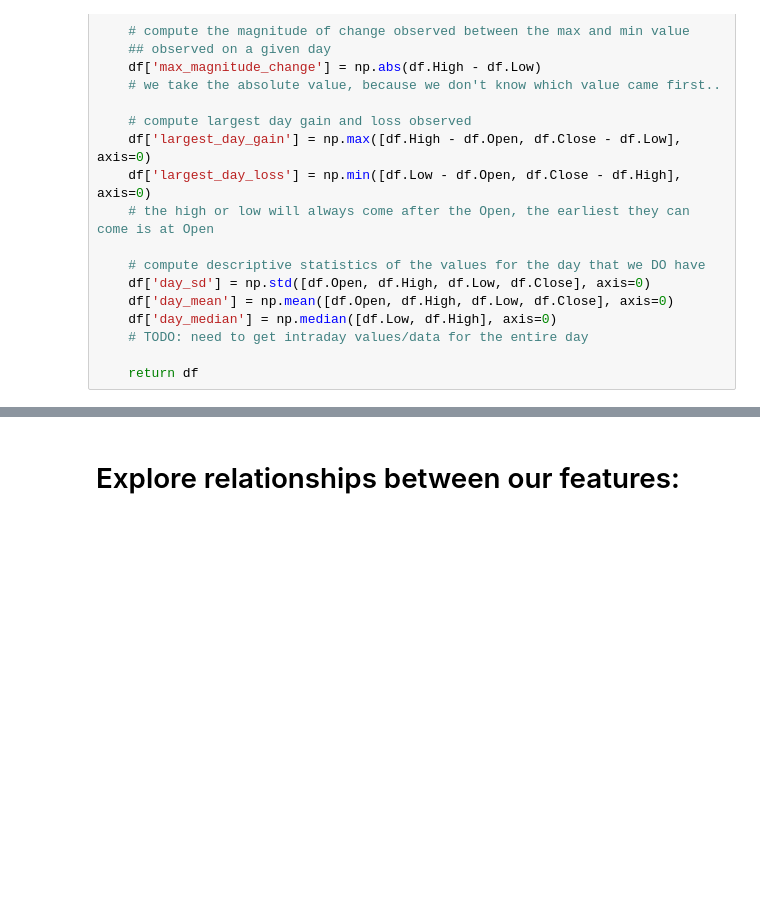
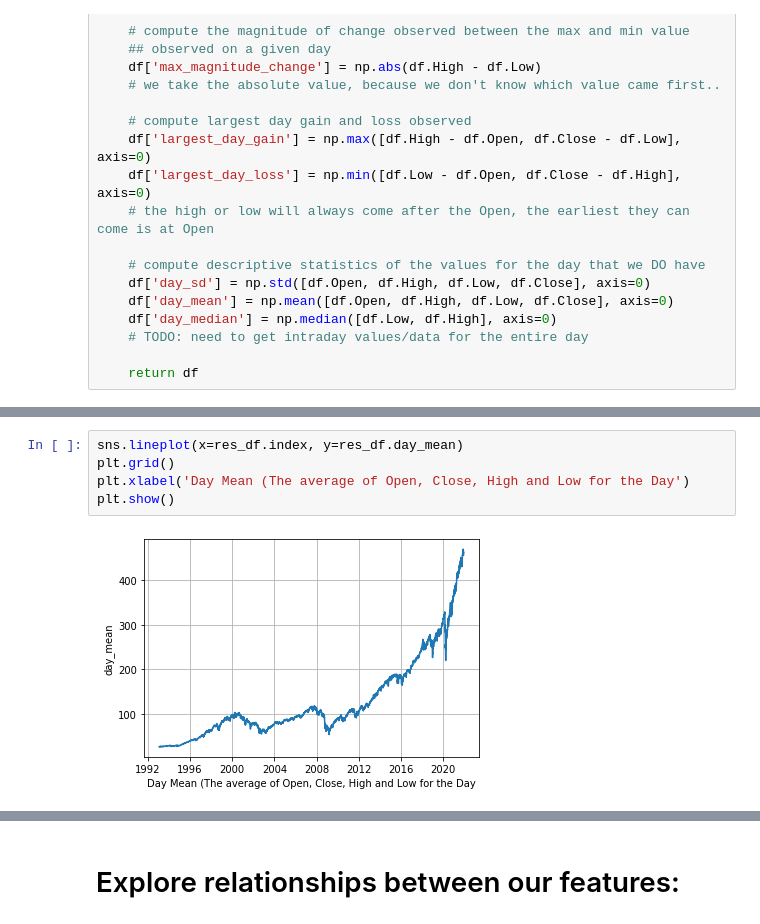
Before and after one commit to bourne2invest/AlgoTrading, a Jupyter notebook: notebooks/Market-Close_Binary-Predictor.ipynb, the cells around one changed output, grey strips where cells are left out. Saved outputs shown, nothing was run; the diff lists cells and outputs as text; blank space fills up the shorter version.

```diff
--- a/notebooks/Market-Close_Binary-Predictor.ipynb
+++ b/notebooks/Market-Close_Binary-Predictor.ipynb
@@ -309,3 +310,10 @@ plt.show()
+# %%
+sns.lineplot(x=res_df.index, y=res_df.day_mean)
+plt.grid()
+plt.xlabel('Day Mean (The average of Open, Close, High and Low for the Day')
+plt.show()
+# %% [output]
+[figure, added]
 # %%
 fig,ax = plt.subplots(figsize=(10,5))
 sp_df.day_sd.plot()
```
Also changed, not shown: parts of 64 cells of this notebook.
